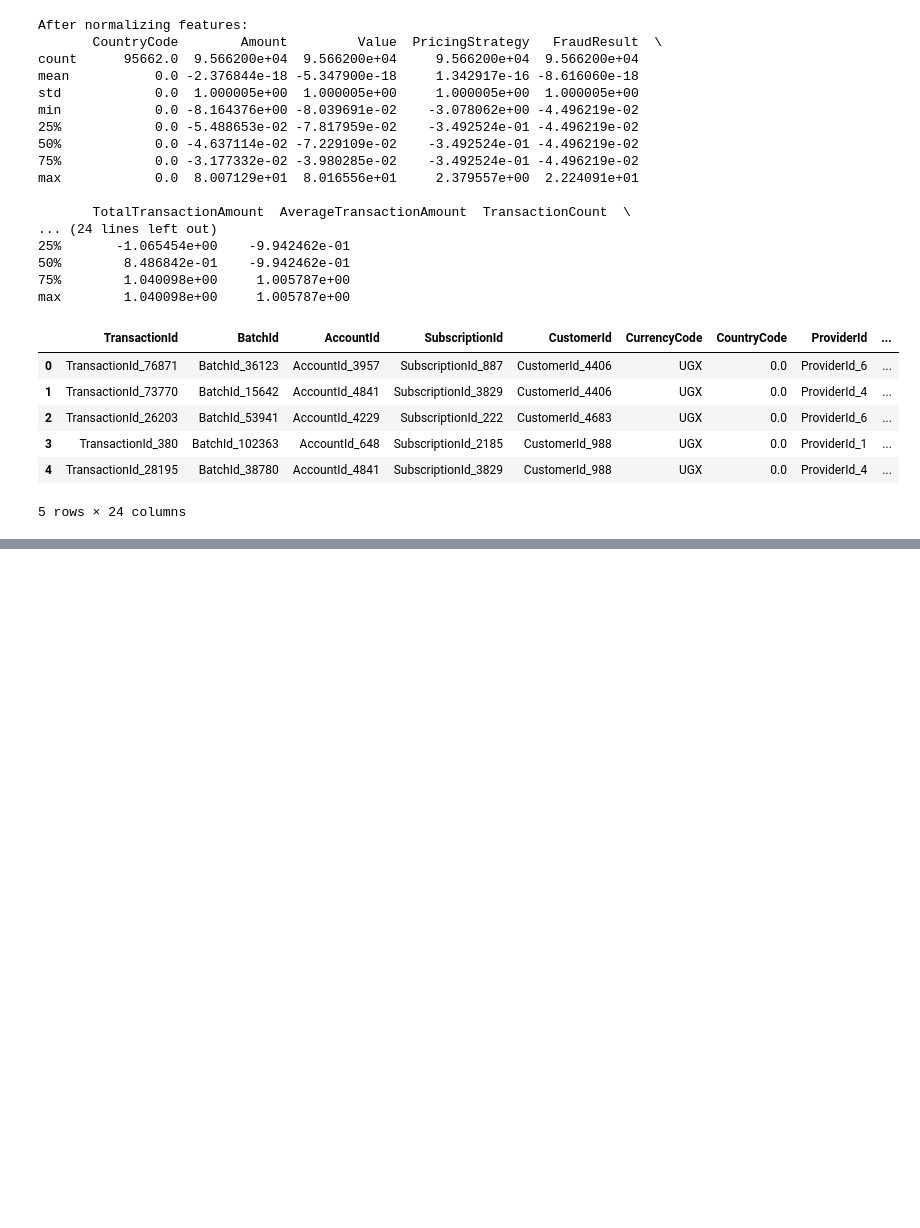
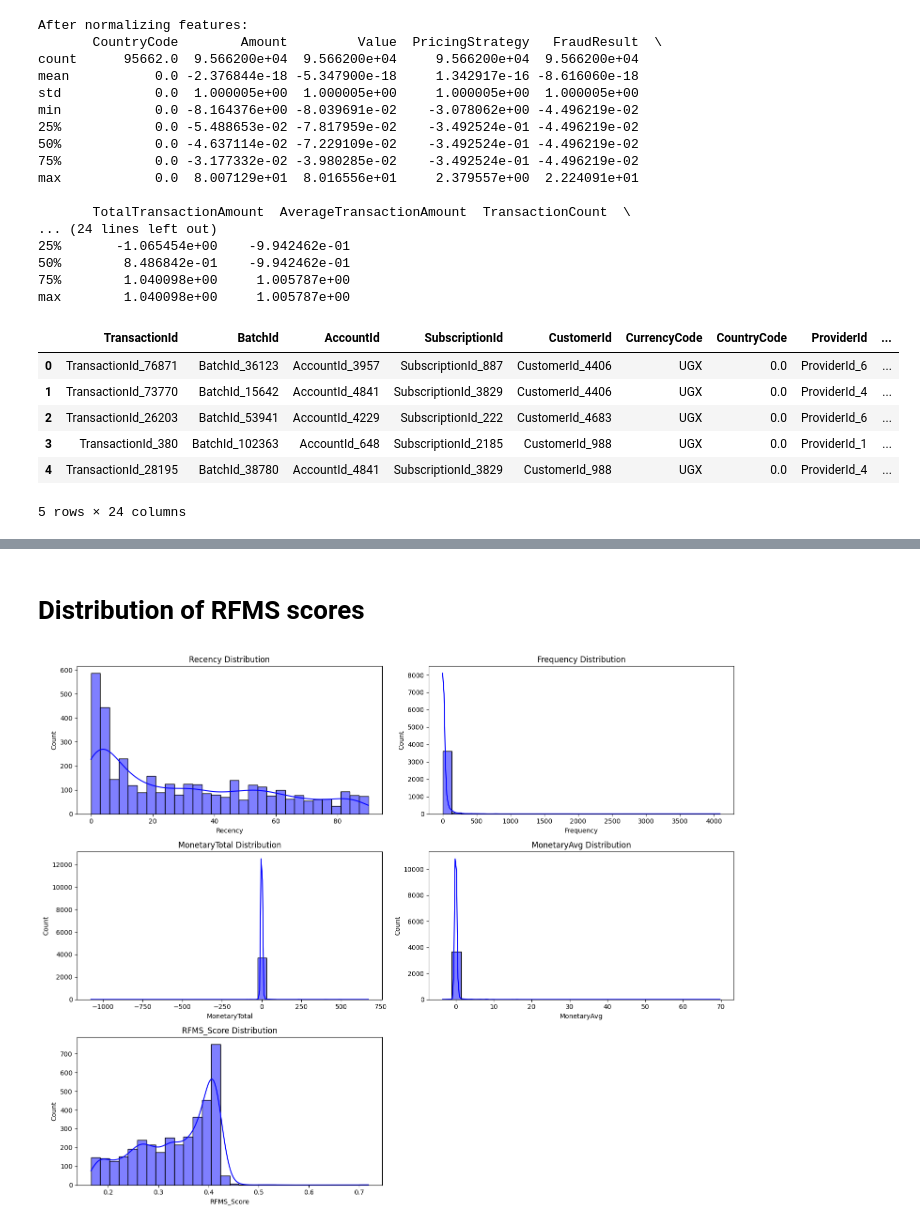
Before and after one commit to nebiyu-getachew/bati-bank-credit-scoring, a Jupyter notebook: notebooks/task_3.ipynb, the cells around one changed output, grey strips where cells are left out. Saved outputs shown, nothing was run; the diff lists cells and outputs as text; code cells hidden in the pictures; blank space fills up the shorter version.

```diff
--- a/notebooks/task_3.ipynb
+++ b/notebooks/task_3.ipynb
@@ -206,0 +209,4 @@ data.head()
+# %%
+rfms_scores = rfms_score(data)
+rfms_scores.head()
+logger.info("RFM Scores are calculated")
@@ -206,0 +223,6 @@ data.head()
+# %% [markdown]
+# Distribution of RFMS scores
+# %%
+plot_rfms_distributions(rfms_scores)
+# %% [output]
+[figure, added]
```
Also changed, not shown: parts of 4 cells of this notebook, 1 other file.
